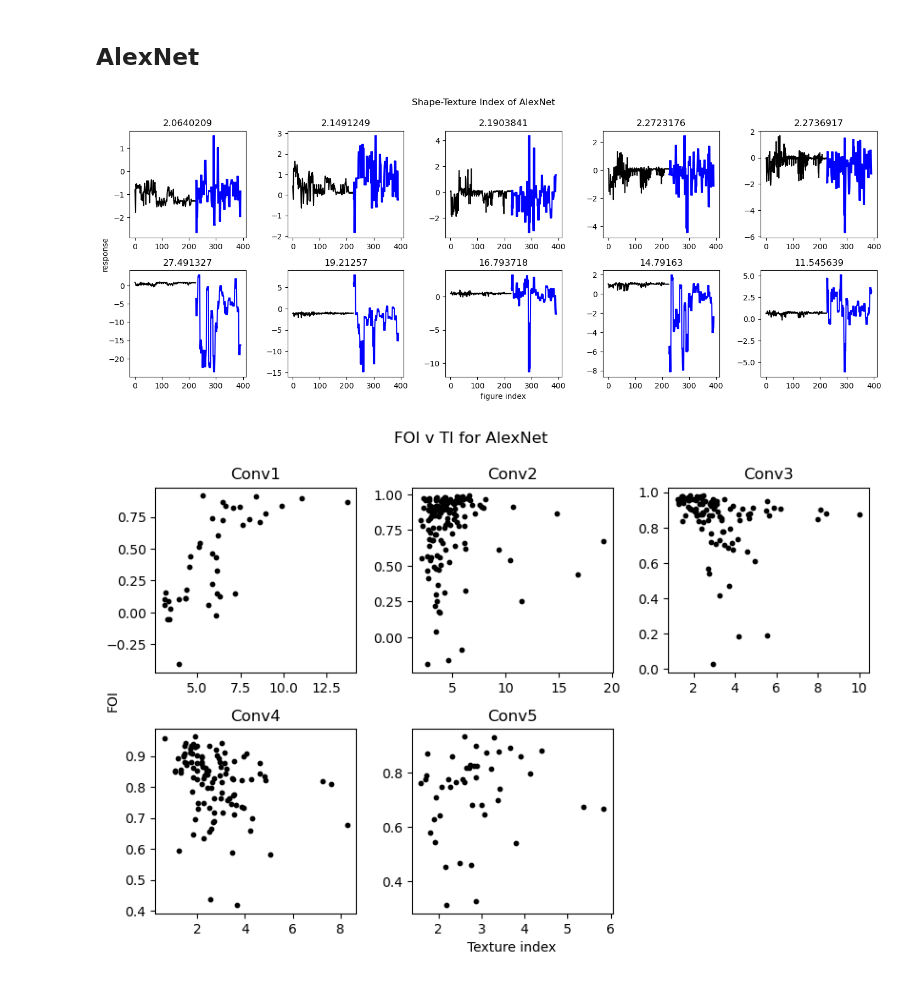
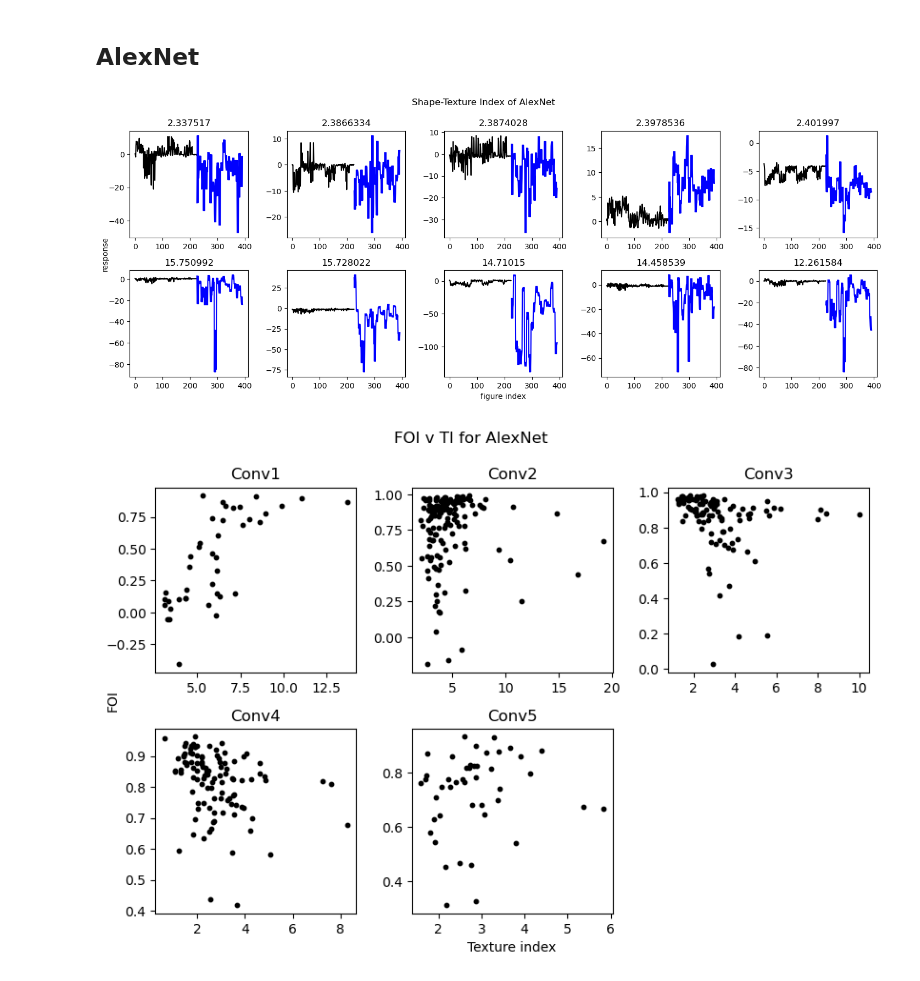
Before and after one commit to L24358/artiphisiology, a Jupyter notebook: main/reports/20230516_texture_index.ipynb, the cells around one changed output. Cells and saved outputs as stored; diff of their text form; code cells hidden in the pictures.

Commit message:
Analysis: response distribution, pixel size.

```diff
--- a/main/reports/20230516_texture_index.ipynb
+++ b/main/reports/20230516_texture_index.ipynb
@@ -48,7 +48,7 @@ mtype = "AN"
 # %%
 TI = {}
 for hkey in hkeys:
-    Rc = nav.npload(nav.resultpath, f"responses_{mtype}", f"hkey={hkey}_TKRc.npy")
+    Rc = nav.npload(nav.resultpath, f"responses_{mtype}", f"hkey={hkey}_TK_norm=standard.npy") # originally TKRc
     TI[hkey] = []
 
     for Runit in Rc:
@@ -57,33 +57,33 @@ for hkey in hkeys:
         TI[hkey].append(np.std(Rtexture)/np.std(Rshape))
 # %%
 hkey = 3
-Rc = nav.npload(nav.resultpath, f"responses_{mtype}", f"hkey={hkey}_TKRc.npy")
+Rc = nav.npload(nav.resultpath, f"responses_{mtype}", f"hkey={hkey}_TK_norm=standard.npy")
 idx_ti = np.argsort(TI[hkey])
 
 fig = plt.figure(figsize=(5*3, 2*3))
 for i in range(5):
     ax = fig.add_subplot(2, 5, i+1)
     Runit = Rc[idx_ti[i]]
     Rshape = Runit[:225]
     Rtexture = Runit[225:]
     ax.plot(range(225), Rshape, "k-")
     ax.plot(range(225, 393), Rtexture, "b-")
     ax.set_title(TI[hkey][idx_ti[i]])
 
 for j in range(1, 6):
     ax = fig.add_subplot(2, 5, i+j+1)
     Runit = Rc[idx_ti[-j]]
     Rshape = Runit[:225]
     Rtexture = Runit[225:]
     ax.plot(range(225), Rshape, "k-")
     ax.plot(range(225, 393), Rtexture, "b-")
     ax.set_title(TI[hkey][idx_ti[-j]])
 
 plt.suptitle("Shape-Texture Index of AlexNet")
 vis.common_label(fig, "figure index", "response")
 plt.tight_layout()
 # %% [output]
-[figure, old version]
+[figure, new version]
 # %%
 # get foi response
 xn, sz, lw, fg, bg = 227, 50, 1.5, 1.0, 0.0
```
Also changed, not shown: 56 other files.
